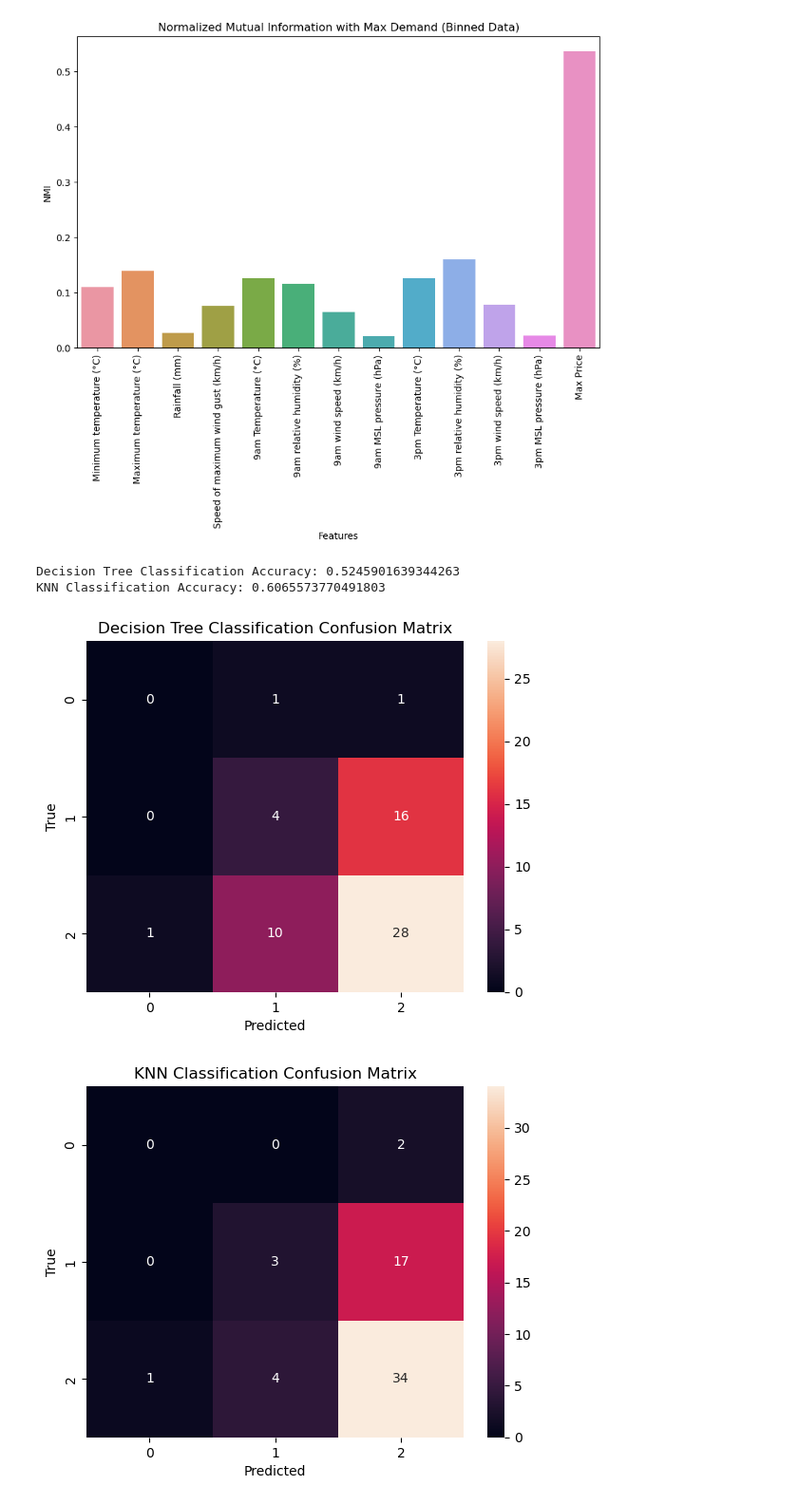
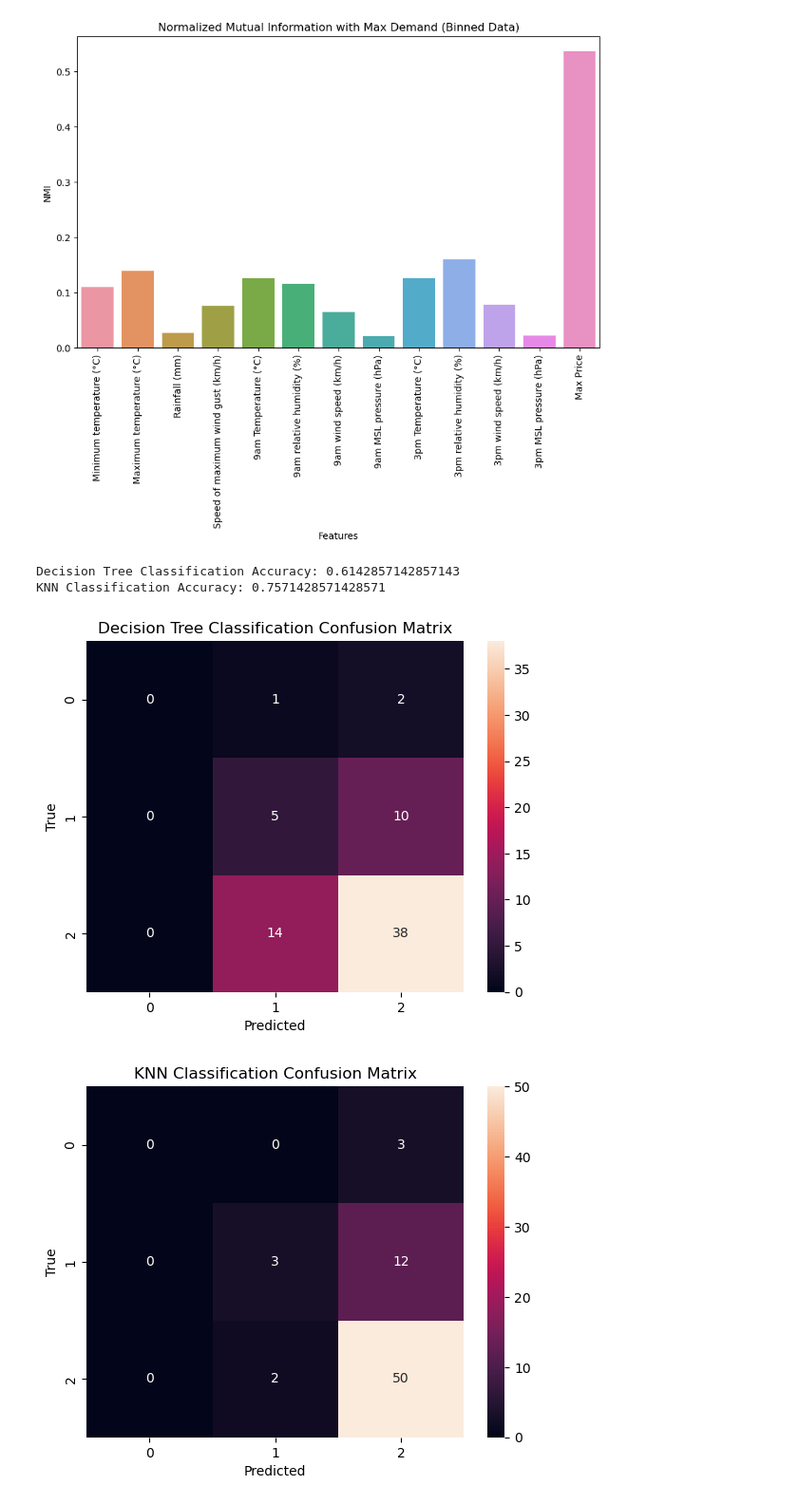
Before and after one commit to HillarP/Energy_Prediction, a Jupyter notebook: Jigar_Group_1_Data.ipynb, the cells around one changed output. Shown: that part at 95% size. Cells and saved outputs as stored; diff of their text form; code cells hidden in the pictures.

```diff
--- a/Jigar_Group_1_Data.ipynb
+++ b/Jigar_Group_1_Data.ipynb
@@ -794,10 +794,10 @@ df_numeric_dropped = df_numeric.drop(columns=['Max Demand'])
 X_scaled = scaler.fit_transform(df_numeric_dropped)
 
 # Split the data into training and testing sets with 60% train and 40% test
-X_train, X_test, y_train, y_test = train_test_split(X_scaled, y_cls, test_size=0.35, random_state=24)
+X_train, X_test, y_train, y_test = train_test_split(X_scaled, y_cls, test_size=0.40, random_state=44)
 
 # Train the Decision Tree Classification model
-decision_tree_classifier = DecisionTreeClassifier(random_state=24)
+decision_tree_classifier = DecisionTreeClassifier(random_state=44)
 decision_tree_classifier.fit(X_train, y_train)
 
 # Train the KNN Classification model
@@ -812,37 +812,37 @@ y_pred_knn_cls = knn_classifier.predict(X_test)
 accuracy_dt = accuracy_score(y_test, y_pred_dt_cls)
 accuracy_knn = accuracy_score(y_test, y_pred_knn_cls)
 
 print("Decision Tree Classification Accuracy:", accuracy_dt)
 print("KNN Classification Accuracy:", accuracy_knn)
 
 # Confusion matrix for Decision Tree Classifier
 cm_dt = confusion_matrix(y_test, y_pred_dt_cls)
 sns.heatmap(cm_dt, annot=True, fmt='d')
 plt.xlabel('Predicted')
 plt.ylabel('True')
 plt.title('Decision Tree Classification Confusion Matrix')
 plt.show()
 
 # Confusion matrix for KNN Classifier
 cm_knn = confusion_matrix(y_test, y_pred_knn_cls)
 sns.heatmap(cm_knn, annot=True, fmt='d')
 plt.xlabel('Predicted')
 plt.ylabel('True')
 plt.title('KNN Classification Confusion Matrix')
 plt.show()
 
 # Classification report for Decision Tree Classifier
 print("Decision Tree Classification Report:")
 print(classification_report(y_test, y_pred_dt_cls, zero_division=1))
 
 # Classification report for KNN Classifier
 print("KNN Classification Report:")
 print(classification_report(y_test, y_pred_knn_cls, zero_division=1))
 # %% [output]
-Decision Tree Classification Accuracy: 0.5245901639344263
-KNN Classification Accuracy: 0.6065573770491803
+Decision Tree Classification Accuracy: 0.6142857142857143
+KNN Classification Accuracy: 0.7571428571428571
-[figure, old version]
+[figure, new version]
-[figure, old version]
+[figure, new version]
 Decision Tree Classification Report:
               precision    recall  f1-score   support
 
```
Also changed, not shown: parts of 1 cell of this notebook, 1 other file.
